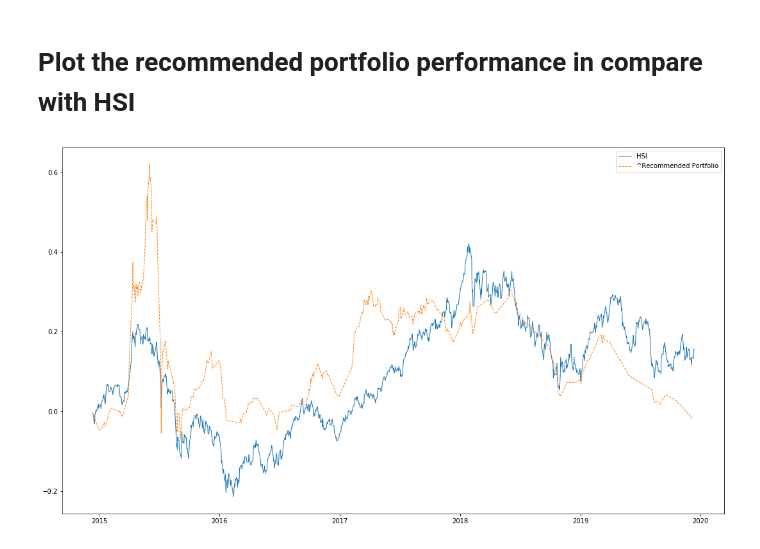
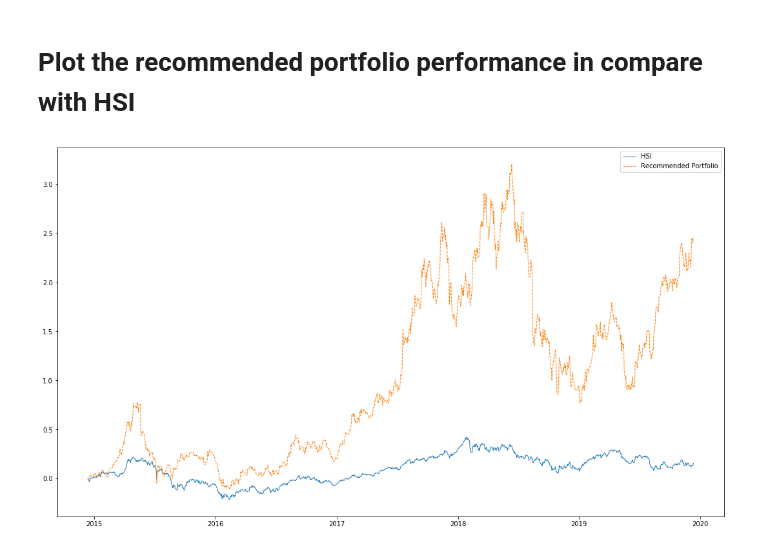
Before and after one commit to mb95506/CISC7201Project, a Jupyter notebook: portfolio_builder.ipynb, the cells around one changed output. Cells and saved outputs as stored; diff of their text form; code cells hidden in the pictures.

Commit message:
Enhanced portfolio_builder.ipynb

```diff
--- a/portfolio_builder.ipynb
+++ b/portfolio_builder.ipynb
@@ -117,9 +120,12 @@ tickersFrame = pd.read_csv('HKTickersInfo.csv')
 tickersFrame=tickersFrame[selected_keys]
 tickersFrame=tickersFrame.dropna()
 tickersFrame=tickersFrame.astype({'trailingPE': 'float64'})
+tickersFrame['weightedFactors']=(tickersFrame['sharesOutstanding'])/(tickersFrame.max()['sharesOutstanding']) + \
+    (tickersFrame['priceToBook'])/(tickersFrame.max()['priceToBook']) + \
+    (tickersFrame['earningsQuarterlyGrowth'])/(tickersFrame.max()['earningsQuarterlyGrowth'])
 tickersFrame.set_index(['sector','symbol'], inplace=True)
 tickersFrame.sort_index(inplace=True)
-tickersFrame=tickersFrame.sort_values(by=['sector', 'sharesOutstanding', 'priceToBook', 'earningsQuarterlyGrowth'], ascending=True).groupby('sector').head(1)
+tickersFrame=tickersFrame.sort_values(by=['sector', 'weightedFactors'], ascending=False).groupby('sector').head(1)
 tickersFrame
 # %% [output]
 |  |  | industry | longName | volume | profitMargins | sharesOutstanding | regularMarketPreviousClose | ... |
@@ -173,6 +179,6 @@ def plot2compareHSI(portdata, label):
 # %% [markdown]
 # Plot the recommended portfolio performance in compare with HSI
 # %%
-plot2compareHSI(portfolio_historical_mean, '^Recommended Portfolio')
+plot2compareHSI(portfolio_historical_mean, 'Recommended Portfolio')
 # %% [output]
-[figure, old version]
+[figure, new version]
```
Also changed, not shown: parts of 3 cells of this notebook.
